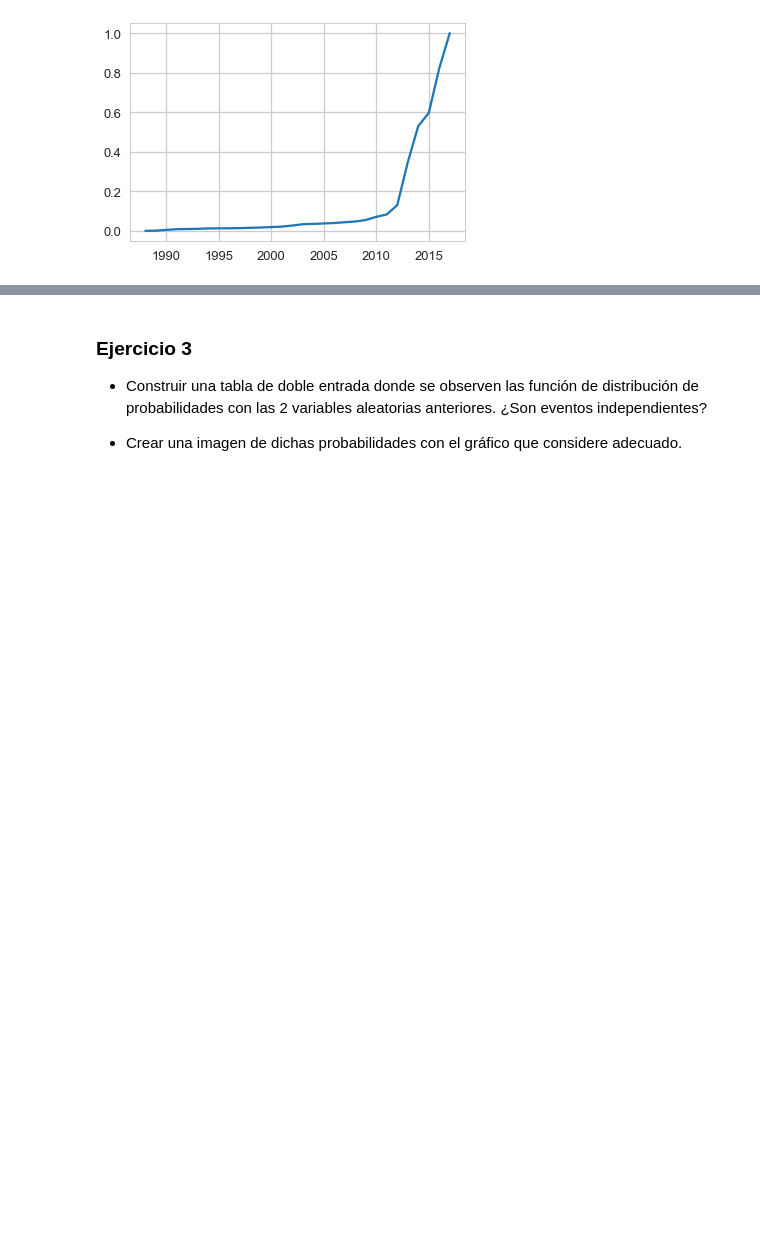
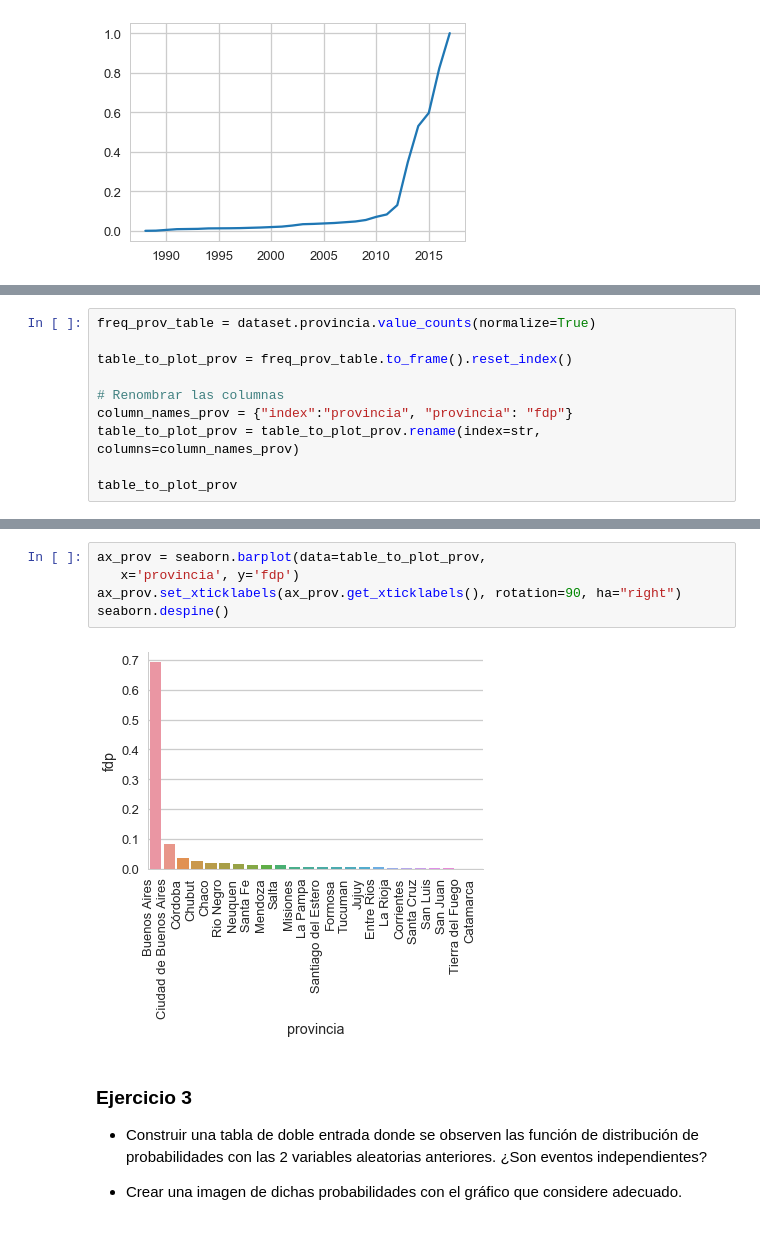
Before and after one commit to renzobechler-zz/diplodatos, a Jupyter notebook: Tarea integradora - parte 1.ipynb, the cells around one changed output, grey strips where cells are left out. Saved outputs shown, nothing was run; the diff lists cells and outputs as text; blank space fills up the shorter version.

```diff
--- a/Tarea integradora - parte 1.ipynb
+++ b/Tarea integradora - parte 1.ipynb
@@ -170,0 +180,10 @@ $$fdp(X)$$
+# %%
+freq_prov_table = dataset.provincia.value_counts(normalize=True)
+
+table_to_plot_prov = freq_prov_table.to_frame().reset_index()
+
+# Renombrar las columnas
+column_names_prov = {"index":"provincia", "provincia": "fdp"}
+table_to_plot_prov = table_to_plot_prov.rename(index=str, columns=column_names_prov)
+
+table_to_plot_prov
@@ -171,3 +208,10 @@ $$fdp(X)$$
+# %%
+ax_prov = seaborn.barplot(data=table_to_plot_prov,
+   x='provincia', y='fdp')
+ax_prov.set_xticklabels(ax_prov.get_xticklabels(), rotation=90, ha="right")
+seaborn.despine()
+# %% [output]
+[figure, added]
 # %% [markdown]
 ### Ejercicio 3
 
```
Also changed, not shown: parts of 3 cells of this notebook.
